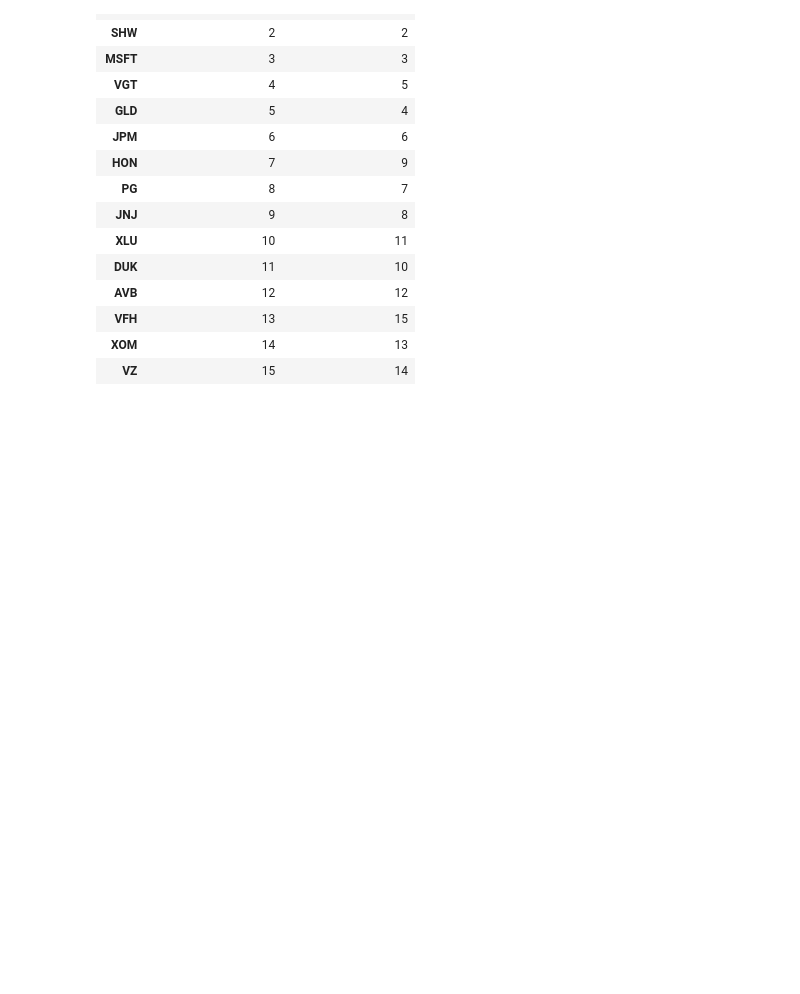
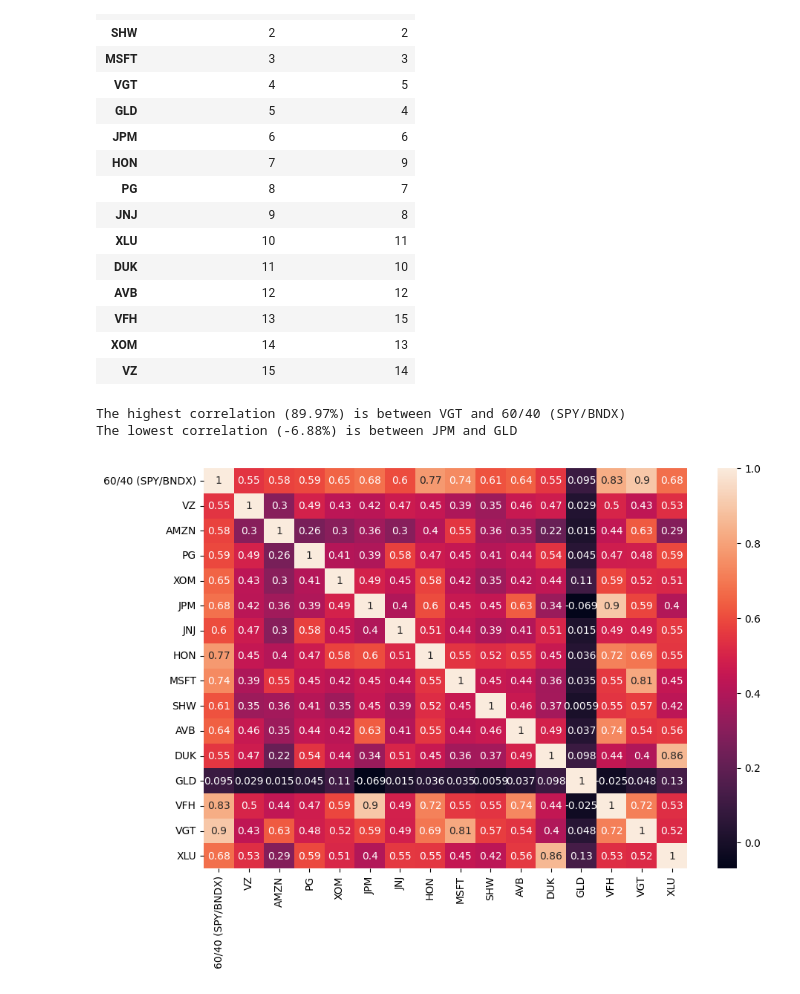
Before and after one commit to MarkAngeloMP/Low-Tide-Capital-Management, a Jupyter notebook: notebooks/w1_data_exploration.ipynb, the cells around one changed output. Saved outputs shown, nothing was run; the diff lists cells and outputs as text; code cells hidden in the pictures; blank space fills up the shorter version.

Commit message:
included corr matrix and heatmap

```diff
--- a/notebooks/w1_data_exploration.ipynb
+++ b/notebooks/w1_data_exploration.ipynb
@@ -273,3 +350,9 @@ combined_ranking
 | VFH | 13 | 15 |
 | XOM | 14 | 13 |
 | VZ | 15 | 14 |
+# %%
+res = calc_correlations(pd.concat([og_pf_rets, stocks_ex_rets], axis = 1))
+# %% [output]
+The highest correlation (89.97%) is between VGT and 60/40 (SPY/BNDX)
+The lowest correlation (-6.88%) is between JPM and GLD
+[figure, added]
```
Also changed, not shown: parts of 2 cells of this notebook.
